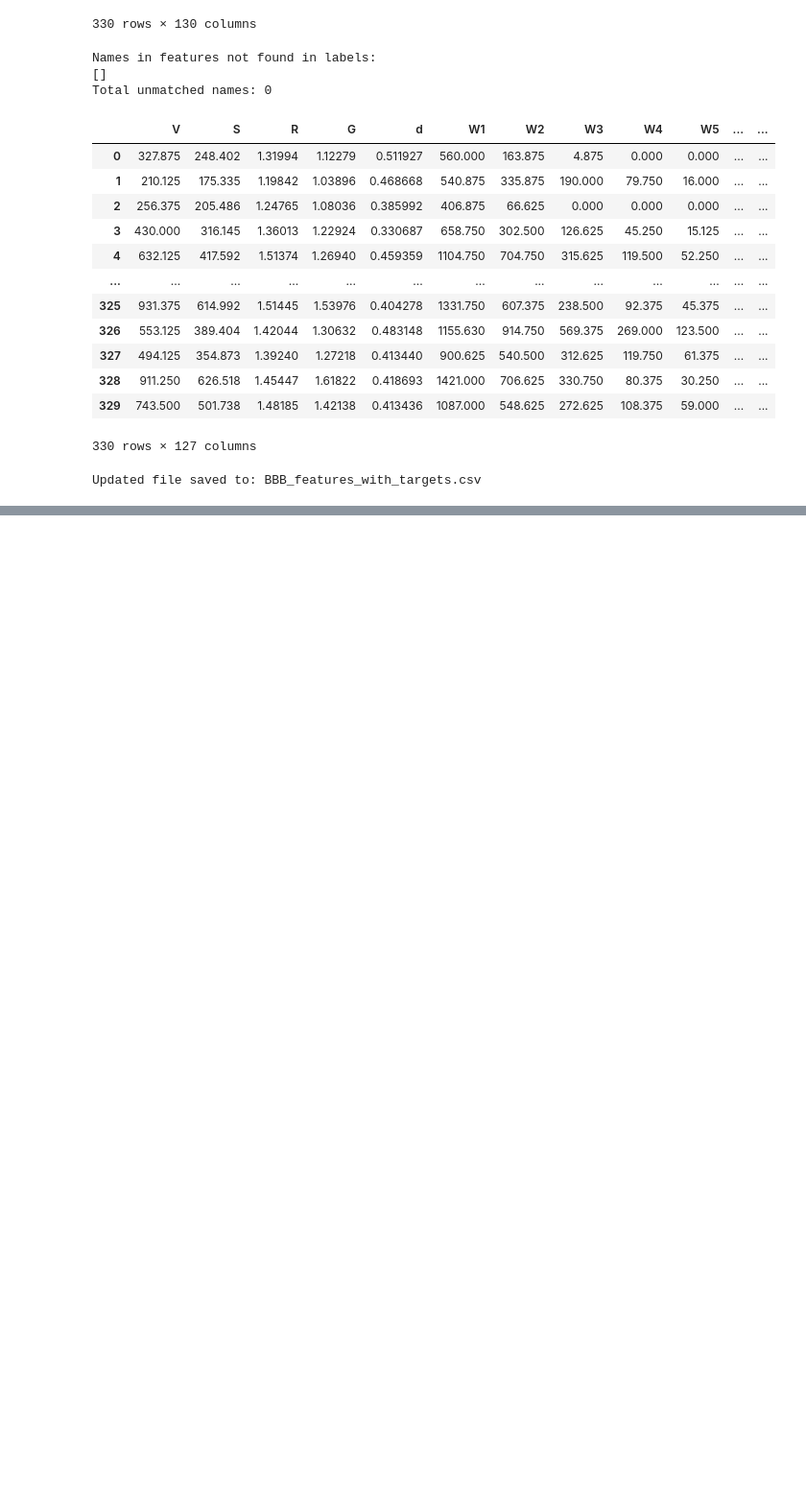
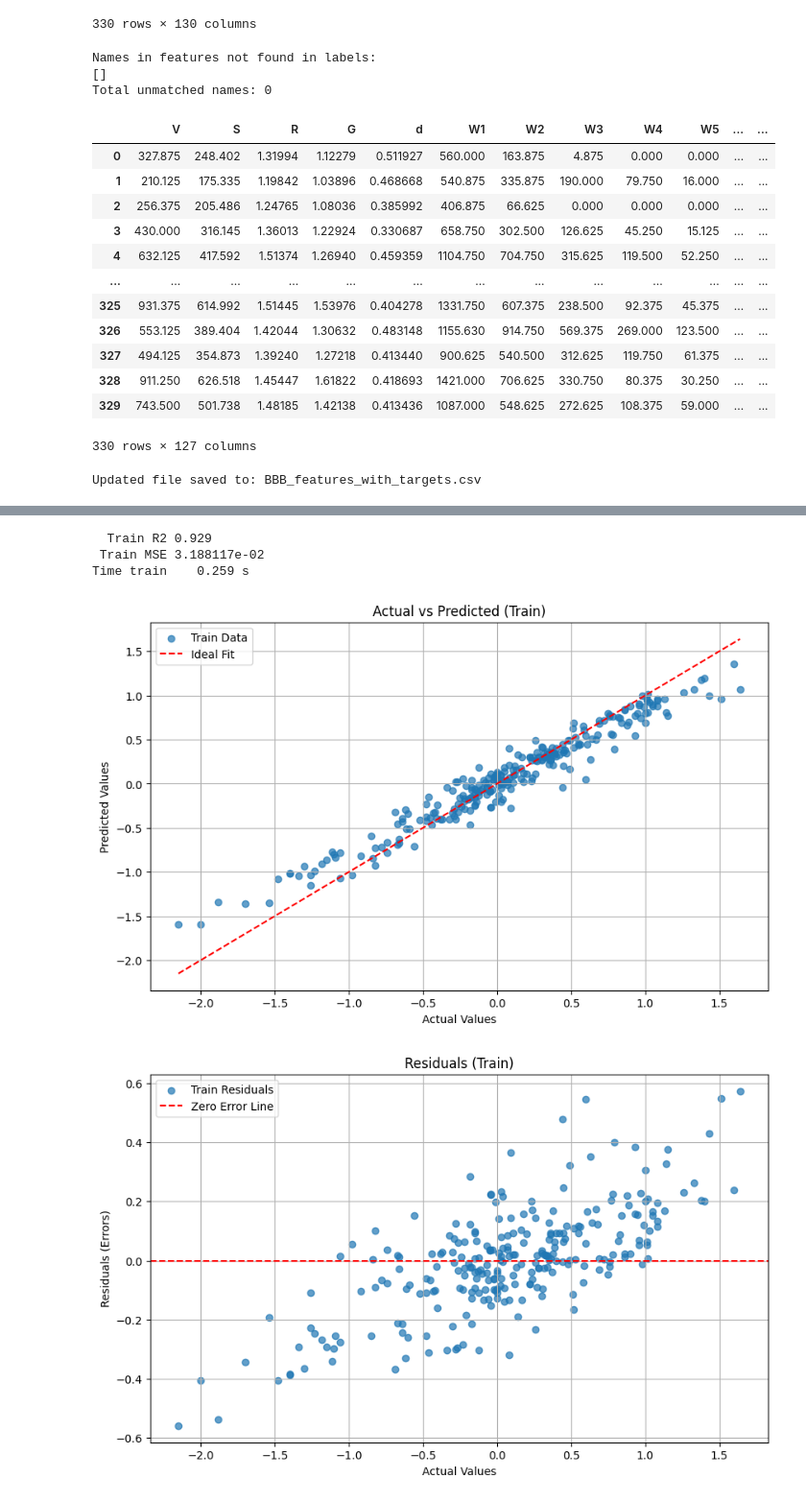
Before and after one commit to Dadoyen2/RF-classification_ANN_RF_regression-_for-_BBB-permeation, a Jupyter notebook: RF_regression_in_progress.ipynb, the cells around one changed output, grey strips where cells are left out. Shown: that part at 96% size. Drawn from its saved outputs; the diff is of its cells as text; code cells hidden in the pictures; blank space fills up the shorter version.

```diff
--- a/RF_regression_in_progress.ipynb
+++ b/RF_regression_in_progress.ipynb
@@ -205,0 +398,5 @@ ValueError: Length of values (331) does not match length of index (330)
+# %%
+print("Statistics for MpKaA:", X_train['MpKaA'].describe())
+print("Statistics for mpKaB:", X_train['mpKaB'].describe())
+X_train = X_train.drop(columns=['MpKaA', 'mpKaB'])
+X_test = X_test.drop(columns=['MpKaA', 'mpKaB'])
@@ -205,0 +487,50 @@ ValueError: Length of values (331) does not match length of index (330)
+# %%
+
+import timeit
+ntrees= 50
+start = timeit.default_timer()
+rf_regression = RandomForestRegressor(n_estimators=ntrees, random_state=42)
+rf_regression.fit(X_train_pca, y_train)
+y_regression_pred = rf_regression.predict(X_train_pca)
+msetrain = mean_squared_error(y_train, y_regression_pred)
+r2train = rf_regression.score(X_train_pca, y_train)
+print('  Train R2 %5.3f'%(r2train))
+print(' Train MSE %8.6e'%(msetrain))
+endtrain = timeit.default_timer()
+print('Time train %8.3f s'%(endtrain - start))
+# %% [output]
+  Train R2 0.929
+ Train MSE 3.188117e-02
+Time train    0.259 s
+# %%
+import matplotlib.pyplot as plt
+import numpy as np
+
+# Predictions for training data
+y_train_pred = rf_regression.predict(X_train_pca)
+
+# Plot Actual vs Predicted for Training Data
+plt.figure(figsize=(10, 6))
+plt.scatter(y_train, y_train_pred, alpha=0.7, label='Train Data')
+plt.plot([min(y_train), max(y_train)], [min(y_train), max(y_train)], color='red', linestyle='--', label='Ideal Fit')
+plt.title('Actual vs Predicted (Train)')
+plt.xlabel('Actual Values')
+plt.ylabel('Predicted Values')
+plt.legend()
+plt.grid()
+plt.show()
+
+# Plot Residuals (Errors) for Training Data
+train_errors = y_train - y_train_pred
+plt.figure(figsize=(10, 6))
+plt.scatter(y_train, train_errors, alpha=0.7, label='Train Residuals')
+plt.axhline(0, color='red', linestyle='--', label='Zero Error Line')
+plt.title('Residuals (Train)')
+plt.xlabel('Actual Values')
+plt.ylabel('Residuals (Errors)')
+plt.legend()
+plt.grid()
+plt.show()
+# %% [output]
+[figure, added]
+[figure, added]
```
Also changed, not shown: parts of 17 cells of this notebook.
